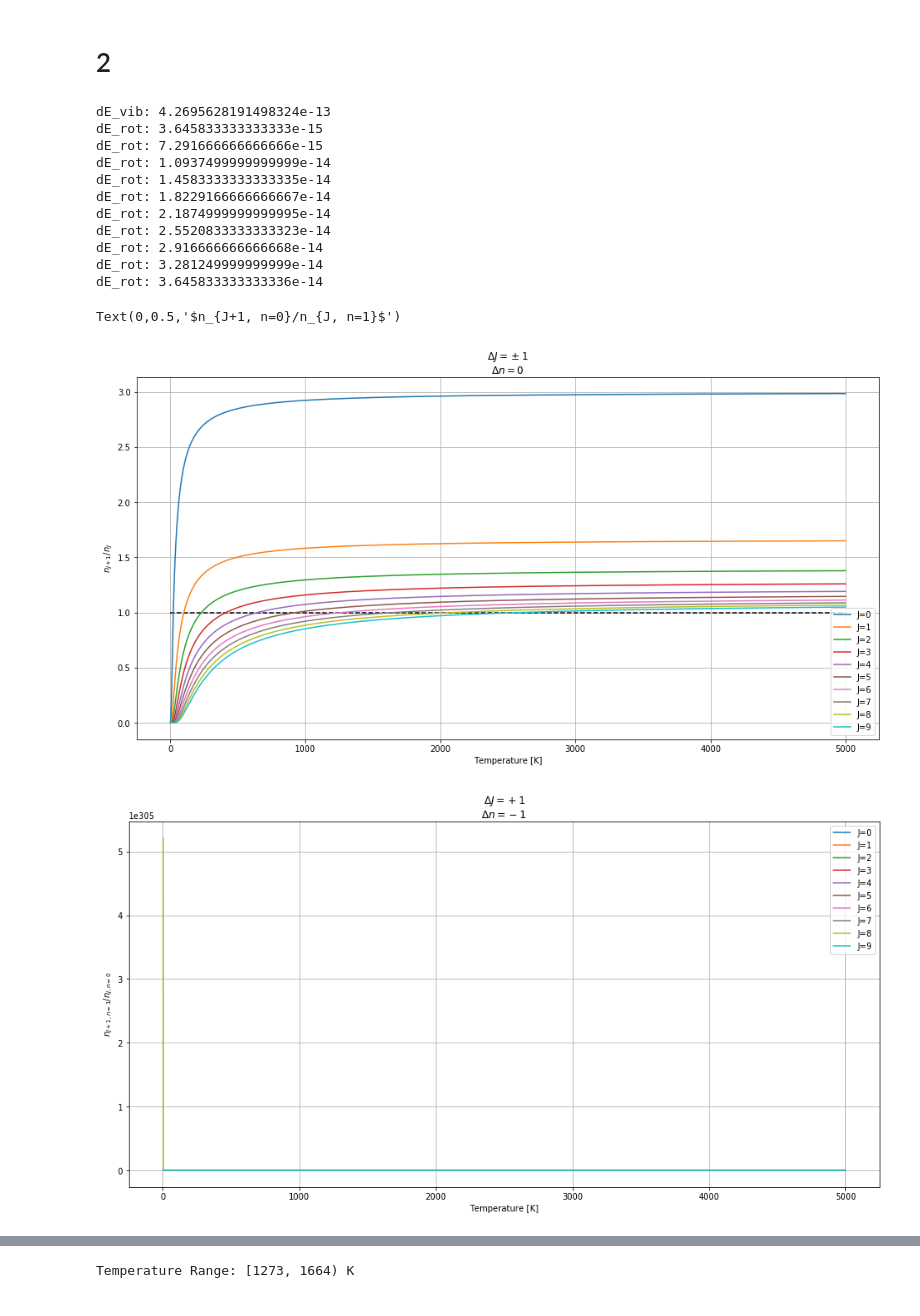
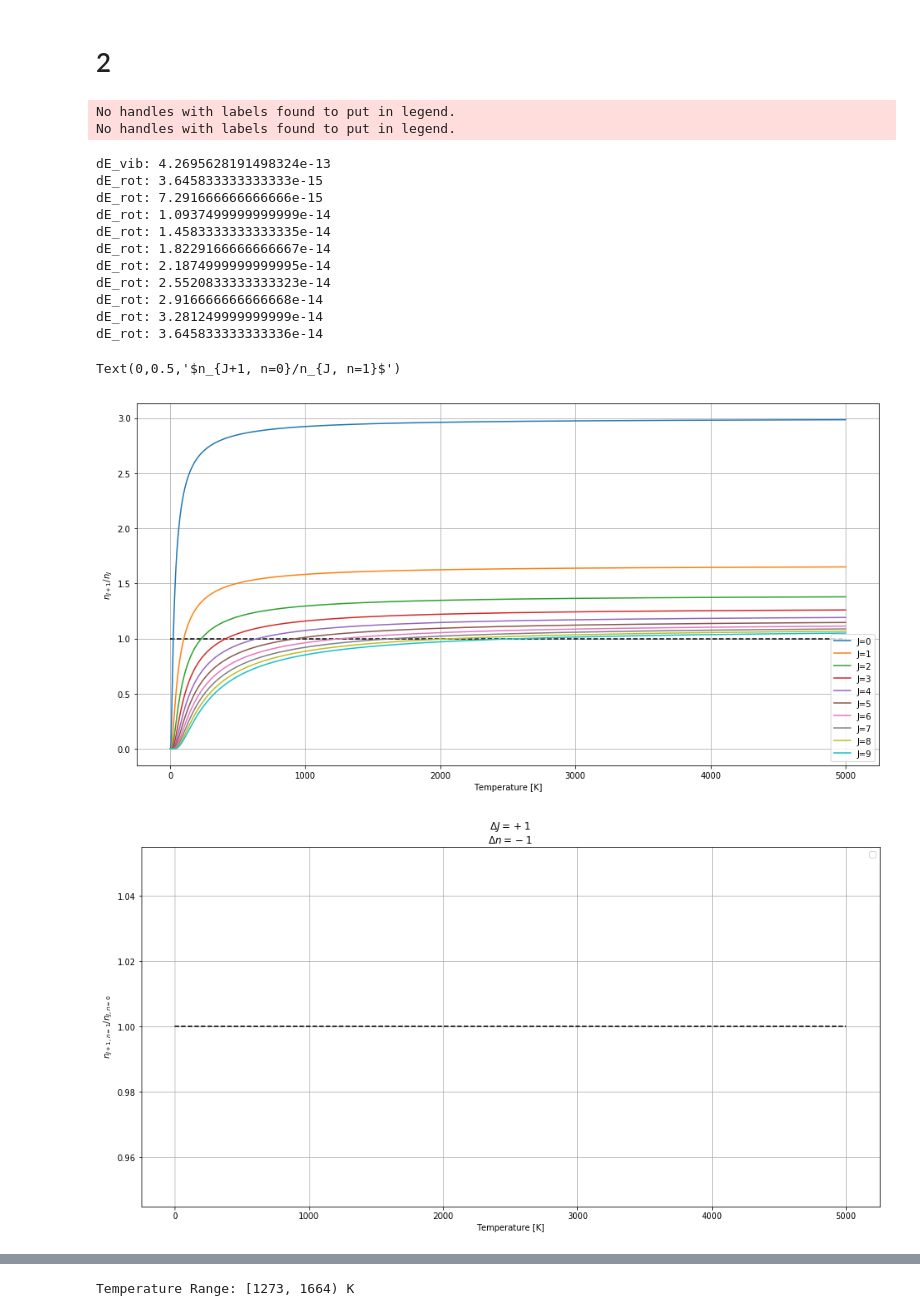
Before and after one commit to lydia-lee/astro207, a Jupyter notebook: ps_2021/05/questions/q_good_rovibrations.ipynb, the cells around one changed output, grey strips where cells are left out. Saved outputs shown, nothing was run; the diff lists cells and outputs as text; code cells hidden in the pictures.

```diff
--- a/ps_2021/05/questions/q_good_rovibrations.ipynb
+++ b/ps_2021/05/questions/q_good_rovibrations.ipynb
@@ -68,54 +69,56 @@ for i,J in enumerate(J_vec):
     # Strictly rotational transitions
     ratio_nJ = g_degen(J+1)/g_degen(J) * np.exp(-dE_rot/(kB*T_vec))
     plt.figure(fig_rot.number)
     plt.plot(T_vec, ratio_nJ, label=f'J={J}')
 
     idx_cross1_J = np.argwhere(np.diff(np.sign(ratio_nJ-1))).flatten()
     assert len(idx_cross1_J) < 2, f'J={J}: ratio does not monotonically increase with temperature'
     if len(idx_cross1_J) == 1:
         T_cross1_J[i] = T_vec[idx_cross1_J[0]]
 
-    # Incorporating vibrational transitions
-    dE_rovib_decr = E_rovib(J+1, 1) - E_rovib(J, 0) # J+1 -> J
-    dE_rovib_incr = E_rovib(J+1, 0) - E_rovib(J, 1) # J -> J+1
+#     # Incorporating vibrational transitions
+#     dE_rovib_decr = E_rovib(J+1, 1) - E_rovib(J, 0) # J+1 -> J
+#     dE_rovib_incr = E_rovib(J+1, 0) - E_rovib(J, 1) # J -> J+1
 
-    ratio_nJ_decr = g_degen(J+1)/g_degen(J) * np.exp(-dE_rovib_decr/(kB*T_vec))
-    ratio_nJ_incr = g_degen(J+1)/g_degen(J) * np.exp(-dE_rovib_incr/(kB*T_vec))
+#     ratio_nJ_decr = g_degen(J+1)/g_degen(J) * np.exp(-dE_rovib_decr/(kB*T_vec))
+#     ratio_nJ_incr = g_degen(J+1)/g_degen(J) * np.exp(-dE_rovib_incr/(kB*T_vec))
 
-    plt.figure(fig_rovib_decr.number)
-    plt.plot(T_vec, ratio_nJ_decr, label=f'J={J}')
+#     plt.figure(fig_rovib_decr.number)
+#     plt.plot(T_vec, ratio_nJ_decr, label=f'J={J}')
 
-    plt.figure(fig_rovib_incr.number)
-    plt.plot(T_vec, ratio_nJ_incr, label=f'J={J}')
+#     plt.figure(fig_rovib_incr.number)
+#     plt.plot(T_vec, ratio_nJ_incr, label=f'J={J}')
 
 for n in (fig_rot.number, fig_rovib_incr.number, fig_rovib_decr.number):
     plt.figure(n)
     plt.hlines(1, min(T_vec), max(T_vec), linestyles='dashed')
     plt.legend()
     plt.grid(True)
     plt.xlabel('Temperature [K]')
 
 plt.figure(fig_rot.number)
-plt.title('$\Delta J = \pm 1$\n$\Delta n = 0$')
+# plt.title('$\Delta J = \pm 1$\n$\Delta n = 0$')
 plt.ylabel('$n_{J+1}/n_J$')
 plt.figure(fig_rovib_incr.number)
 plt.title('$\Delta J = +1$\n$\Delta n = -1$')
 plt.ylabel('$n_{J+1, n=1}/n_{J, n=0}$')
 plt.figure(fig_rovib_decr.number)
 plt.title('$\Delta J = -1$\n$\Delta n = -1$')
 plt.ylabel('$n_{J+1, n=0}/n_{J, n=1}$')
 # %% [output]
-dE_vib: 4.2695628191498324e-13
-dE_rot: 3.645833333333333e-15
-dE_rot: 7.291666666666666e-15
-dE_rot: 1.0937499999999999e-14
-dE_rot: 1.4583333333333335e-14
-dE_rot: 1.8229166666666667e-14
-dE_rot: 2.1874999999999995e-14
-dE_rot: 2.5520833333333323e-14
-dE_rot: 2.916666666666668e-14
-dE_rot: 3.281249999999999e-14
-dE_rot: 3.645833333333336e-14
+No handles with labels found to put in legend.
+No handles with labels found to put in legend.
-Text(0,0.5,'$n_{J+1, n=0}/n_{J, n=1}$')
+dE_vib: 4.2695628191498324e-13
+dE_rot: 3.645833333333333e-15
+dE_rot: 7.291666666666666e-15
+dE_rot: 1.0937499999999999e-14
+dE_rot: 1.4583333333333335e-14
+dE_rot: 1.8229166666666667e-14
+dE_rot: 2.1874999999999995e-14
+dE_rot: 2.5520833333333323e-14
+dE_rot: 2.916666666666668e-14
+dE_rot: 3.281249999999999e-14
+dE_rot: 3.645833333333336e-14
+Text(0,0.5,'$n_{J+1, n=0}/n_{J, n=1}$')
-[figure, old version]
+[figure, new version]
-[figure, old version]
+[figure, new version]
```
Also changed, not shown: parts of 3 cells of this notebook, 1 other file.
